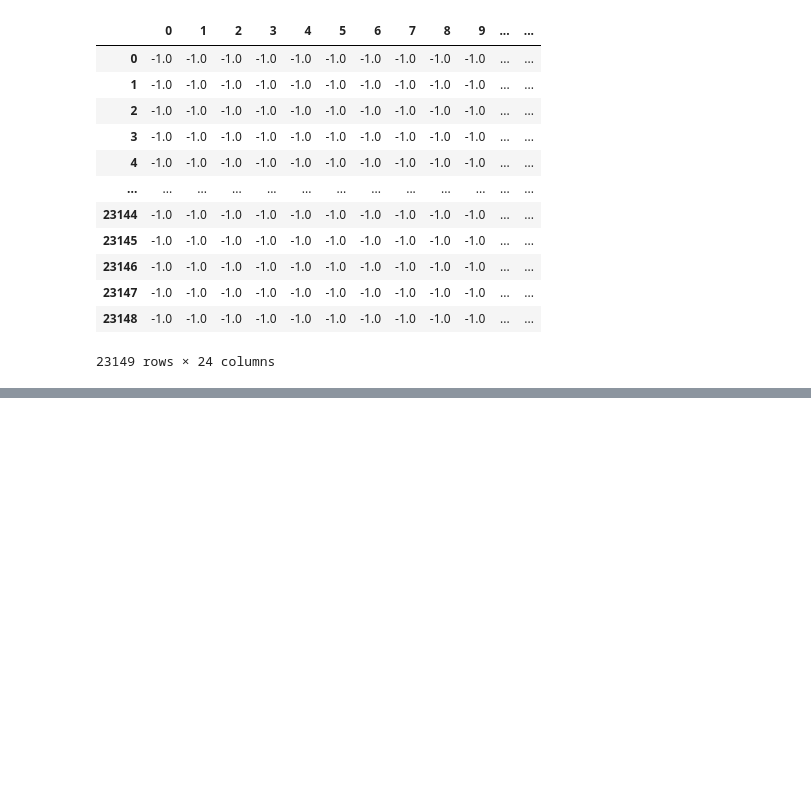
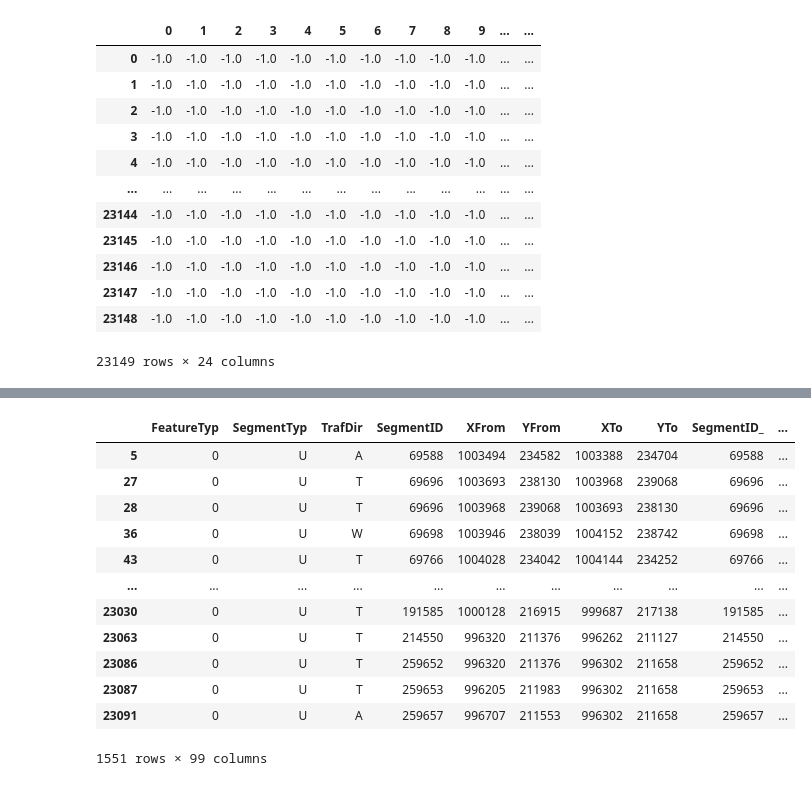
Before and after one commit to HuihaiW/StreetTrafficFlow, a Jupyter notebook: P4/code/DataPreparation.ipynb, the cells around one changed output, grey strips where cells are left out. Cells and saved outputs as stored; diff of their text form; code cells hidden in the pictures; blank space fills up the shorter version.

```diff
--- a/P4/code/DataPreparation.ipynb
+++ b/P4/code/DataPreparation.ipynb
@@ -201,0 +253,26 @@ df_H
+# %%
+x = x_df[mask]
+y = y_H[mask]
+# %%
+x = x.drop(columns=['Unnamed: 0'])
+# %%
+y = y.drop(columns=['Unnamed: 0'])
+# %%
+frames = [x, y]
+d = pd.concat(frames, axis=1)
+# %%
+d
+# %% [output]
+|  | FeatureTyp | SegmentTyp | TrafDir | SegmentID | XFrom | YFrom | XTo | YTo | SegmentID_ | ... |
+| 5 | 0 | U | A | 69588 | 1003494 | 234582 | 1003388 | 234704 | 69588 | ... |
+| 27 | 0 | U | T | 69696 | 1003693 | 238130 | 1003968 | 239068 | 69696 | ... |
+| 28 | 0 | U | T | 69696 | 1003968 | 239068 | 1003693 | 238130 | 69696 | ... |
+| 36 | 0 | U | W | 69698 | 1003946 | 238039 | 1004152 | 238742 | 69698 | ... |
+| 43 | 0 | U | T | 69766 | 1004028 | 234042 | 1004144 | 234252 | 69766 | ... |
+| ... | ... | ... | ... | ... | ... | ... | ... | ... | ... | ... |
+| 23030 | 0 | U | T | 191585 | 1000128 | 216915 | 999687 | 217138 | 191585 | ... |
+| 23063 | 0 | U | T | 214550 | 996320 | 211376 | 996262 | 211127 | 214550 | ... |
+| 23086 | 0 | U | T | 259652 | 996320 | 211376 | 996302 | 211658 | 259652 | ... |
+| 23087 | 0 | U | T | 259653 | 996205 | 211983 | 996302 | 211658 | 259653 | ... |
+| 23091 | 0 | U | A | 259657 | 996707 | 211553 | 996302 | 211658 | 259657 | ... |
+1551 rows × 99 columns
```
Also changed, not shown: parts of 26 cells of this notebook, 7 other files.
